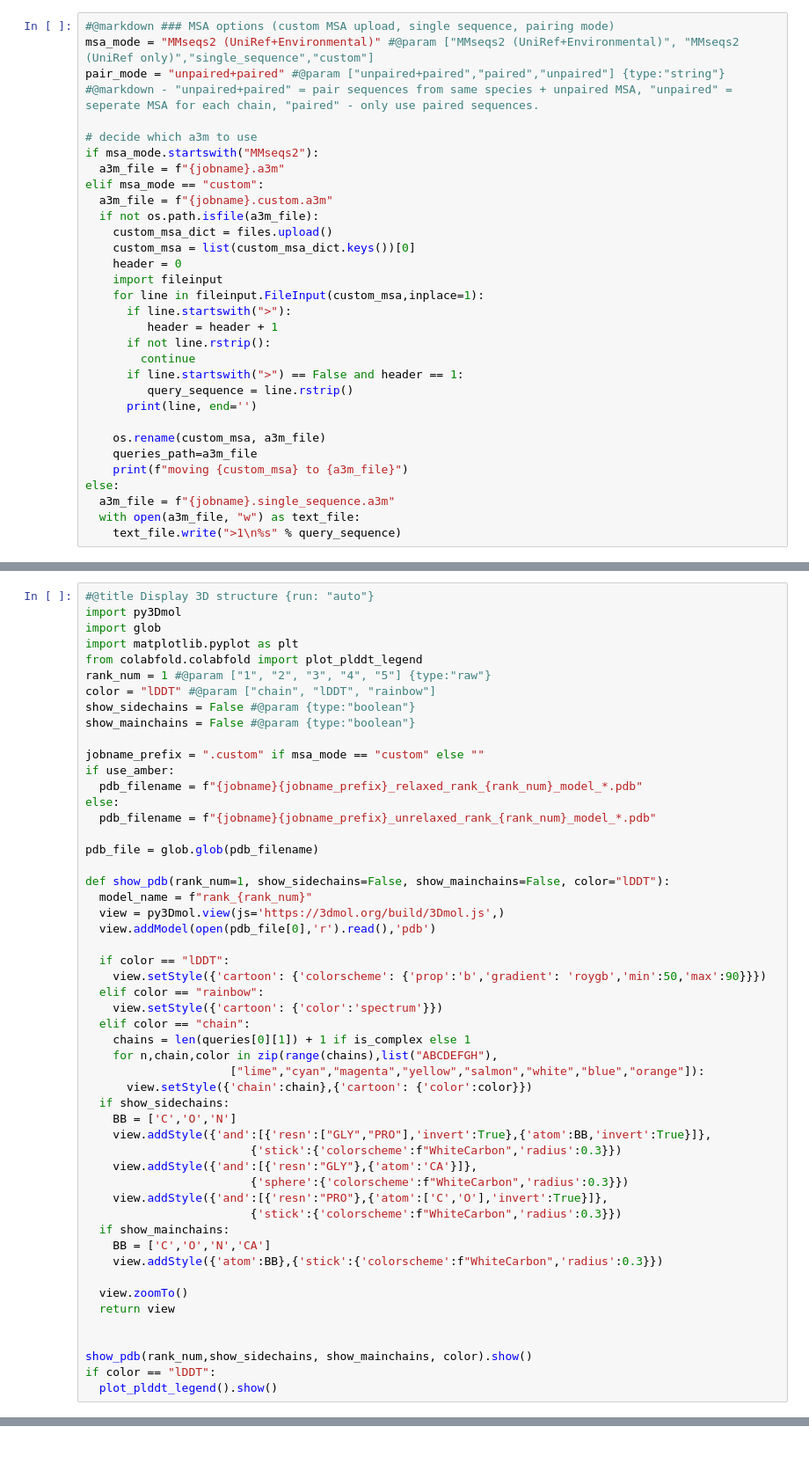
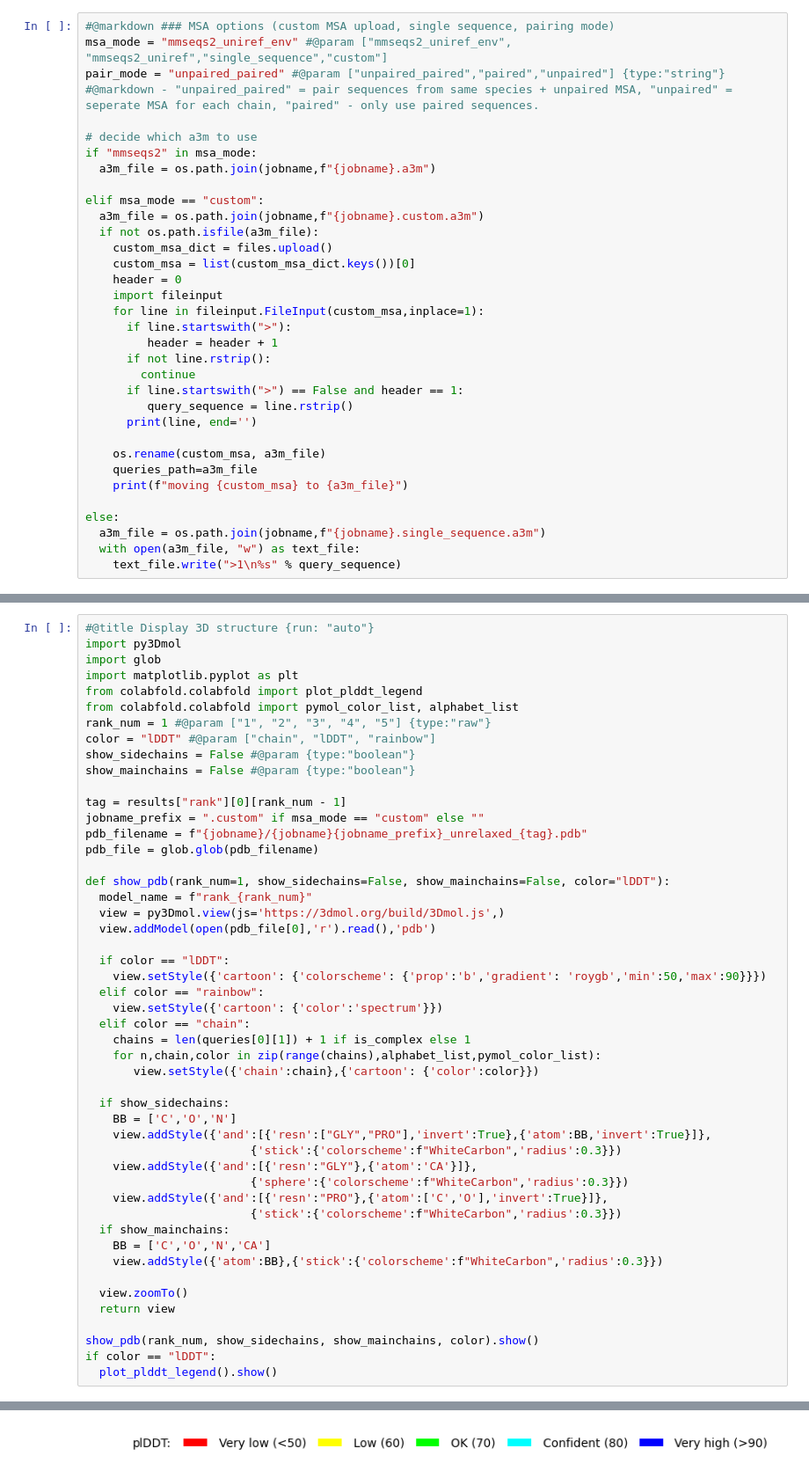
Before and after one commit to pb3lab/workshops, a Jupyter notebook: tutorials/AF2_RfaH_CTD.ipynb, the cells around one changed output, grey strips where cells are left out. Shown at 88% size. Saved outputs shown, nothing was run; the diff lists cells and outputs as text; blank space fills up the shorter version.

```diff
--- a/tutorials/AF2_RfaH_CTD.ipynb
+++ b/tutorials/AF2_RfaH_CTD.ipynb
@@ -58,14 +134,15 @@ else:
 # %%
 #@markdown ### MSA options (custom MSA upload, single sequence, pairing mode)
-msa_mode = "MMseqs2 (UniRef+Environmental)" #@param ["MMseqs2 (UniRef+Environmental)", "MMseqs2 (UniRef only)","single_sequence","custom"]
-pair_mode = "unpaired+paired" #@param ["unpaired+paired","paired","unpaired"] {type:"string"}
-#@markdown - "unpaired+paired" = pair sequences from same species + unpaired MSA, "unpaired" = seperate MSA for each chain, "paired" - only use paired sequences.
+msa_mode = "mmseqs2_uniref_env" #@param ["mmseqs2_uniref_env", "mmseqs2_uniref","single_sequence","custom"]
+pair_mode = "unpaired_paired" #@param ["unpaired_paired","paired","unpaired"] {type:"string"}
+#@markdown - "unpaired_paired" = pair sequences from same species + unpaired MSA, "unpaired" = seperate MSA for each chain, "paired" - only use paired sequences.
 
 # decide which a3m to use
-if msa_mode.startswith("MMseqs2"):
-  a3m_file = f"{jobname}.a3m"
+if "mmseqs2" in msa_mode:
+  a3m_file = os.path.join(jobname,f"{jobname}.a3m")
+
 elif msa_mode == "custom":
-  a3m_file = f"{jobname}.custom.a3m"
+  a3m_file = os.path.join(jobname,f"{jobname}.custom.a3m")
   if not os.path.isfile(a3m_file):
     custom_msa_dict = files.upload()
     custom_msa = list(custom_msa_dict.keys())[0]
@@ -83,7 +160,8 @@ elif msa_mode == "custom":
     os.rename(custom_msa, a3m_file)
     queries_path=a3m_file
     print(f"moving {custom_msa} to {a3m_file}")
+
 else:
-  a3m_file = f"{jobname}.single_sequence.a3m"
+  a3m_file = os.path.join(jobname,f"{jobname}.single_sequence.a3m")
   with open(a3m_file, "w") as text_file:
     text_file.write(">1\n%s" % query_sequence)
@@ -214,17 +343,15 @@ import py3Dmol
 import glob
 import matplotlib.pyplot as plt
 from colabfold.colabfold import plot_plddt_legend
+from colabfold.colabfold import pymol_color_list, alphabet_list
 rank_num = 1 #@param ["1", "2", "3", "4", "5"] {type:"raw"}
 color = "lDDT" #@param ["chain", "lDDT", "rainbow"]
 show_sidechains = False #@param {type:"boolean"}
 show_mainchains = False #@param {type:"boolean"}
 
+tag = results["rank"][0][rank_num - 1]
 jobname_prefix = ".custom" if msa_mode == "custom" else ""
-if use_amber:
-  pdb_filename = f"{jobname}{jobname_prefix}_relaxed_rank_{rank_num}_model_*.pdb"
-else:
-  pdb_filename = f"{jobname}{jobname_prefix}_unrelaxed_rank_{rank_num}_model_*.pdb"
-
+pdb_filename = f"{jobname}/{jobname}{jobname_prefix}_unrelaxed_{tag}.pdb"
 pdb_file = glob.glob(pdb_filename)
 
 def show_pdb(rank_num=1, show_sidechains=False, show_mainchains=False, color="lDDT"):
@@ -238,9 +365,9 @@ def show_pdb(rank_num=1, show_sidechains=False, show_mainchains=False, color="lD
     view.setStyle({'cartoon': {'color':'spectrum'}})
   elif color == "chain":
     chains = len(queries[0][1]) + 1 if is_complex else 1
-    for n,chain,color in zip(range(chains),list("ABCDEFGH"),
-                     ["lime","cyan","magenta","yellow","salmon","white","blue","orange"]):
-      view.setStyle({'chain':chain},{'cartoon': {'color':color}})
+    for n,chain,color in zip(range(chains),alphabet_list,pymol_color_list):
+       view.setStyle({'chain':chain},{'cartoon': {'color':color}})
+
   if show_sidechains:
     BB = ['C','O','N']
     view.addStyle({'and':[{'resn':["GLY","PRO"],'invert':True},{'atom':BB,'invert':True}]},
@@ -256,7 +383,7 @@ def show_pdb(rank_num=1, show_sidechains=False, show_mainchains=False, color="lD
   view.zoomTo()
   return view
 
-
-show_pdb(rank_num,show_sidechains, show_mainchains, color).show()
+show_pdb(rank_num, show_sidechains, show_mainchains, color).show()
 if color == "lDDT":
   plot_plddt_legend().show()
+# %% [output]
@@ -263,3 +391,4 @@ if color == "lDDT":
+[figure, added]
 # %%
 #@title Plots {run: "auto"}
 from IPython.display import display, HTML
```
Also changed, not shown: parts of 11 cells of this notebook, 1 other file.
